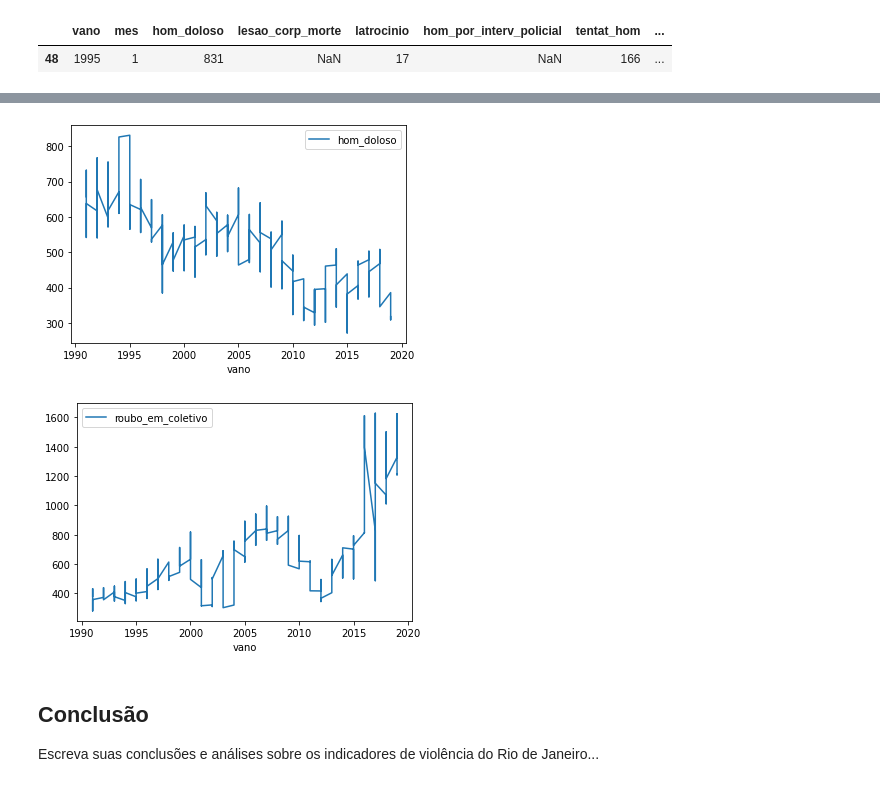
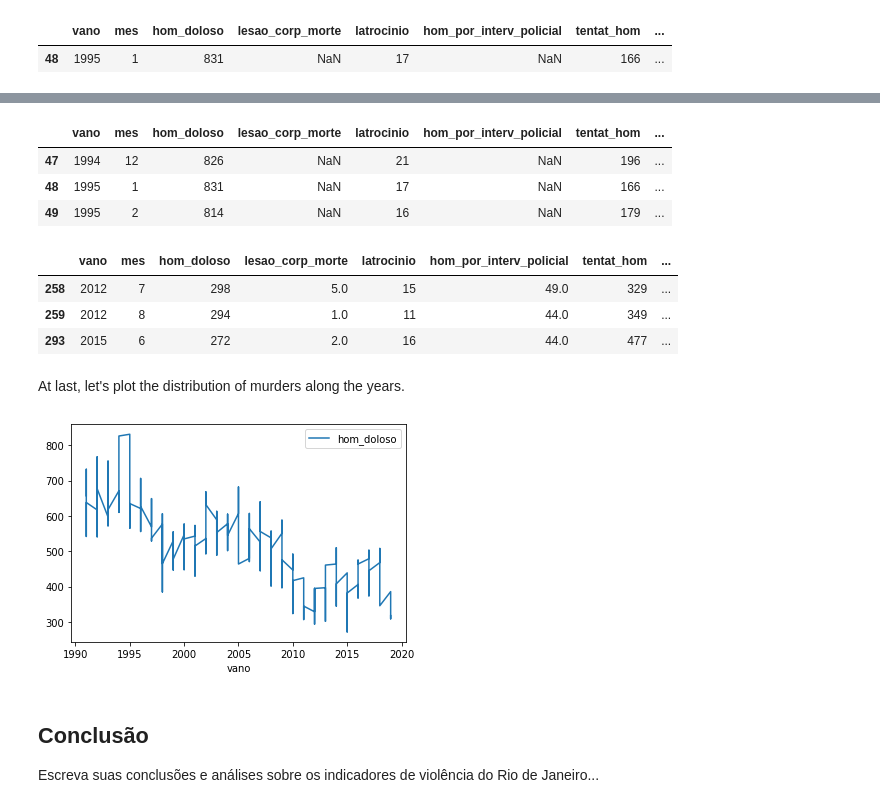
Before and after one commit to JoaoSiqueiraDS/DS_Days, a Jupyter notebook: [Template]_Rio_Violence_EDA_V3.ipynb, the cells around one changed output, grey strips where cells are left out. Saved outputs shown, nothing was run; the diff lists cells and outputs as text; code cells hidden in the pictures.

```diff
--- a/[Template]_Rio_Violence_EDA_V3.ipynb
+++ b/[Template]_Rio_Violence_EDA_V3.ipynb
@@ -425,11 +463,28 @@ df.hist("roubo_em_coletivo", bins=50);
+# %%
+# Months of maximum number of murders.
+
+df.loc[df.hom_doloso > 800]
+# %% [output]
+|  | vano | mes | hom_doloso | lesao_corp_morte | latrocinio | hom_por_interv_policial | tentat_hom | ... |
+| 47 | 1994 | 12 | 826 | NaN | 21 | NaN | 196 | ... |
+| 48 | 1995 | 1 | 831 | NaN | 17 | NaN | 166 | ... |
+| 49 | 1995 | 2 | 814 | NaN | 16 | NaN | 179 | ... |
+# %%
+# Months of minimum number of murders.
+
+df.loc[df.hom_doloso < 300]
+# %% [output]
+|  | vano | mes | hom_doloso | lesao_corp_morte | latrocinio | hom_por_interv_policial | tentat_hom | ... |
+| 258 | 2012 | 7 | 298 | 5.0 | 15 | 49.0 | 329 | ... |
+| 259 | 2012 | 8 | 294 | 1.0 | 11 | 44.0 | 349 | ... |
+| 293 | 2015 | 6 | 272 | 2.0 | 16 | 44.0 | 477 | ... |
+# %% [markdown]
+At last, let's plot the distribution of murders along the years.
 # %%
 # Line plots
-df.plot("vano","hom_doloso");
-
-df.plot("vano","roubo_em_coletivo");
+df.plot("vano","hom_doloso", kind = "line");
 # %% [output]
 [figure]
-[figure, removed]
 # %% [markdown]
 ## Conclusão
 
```
Also changed, not shown: parts of 14 cells of this notebook.
